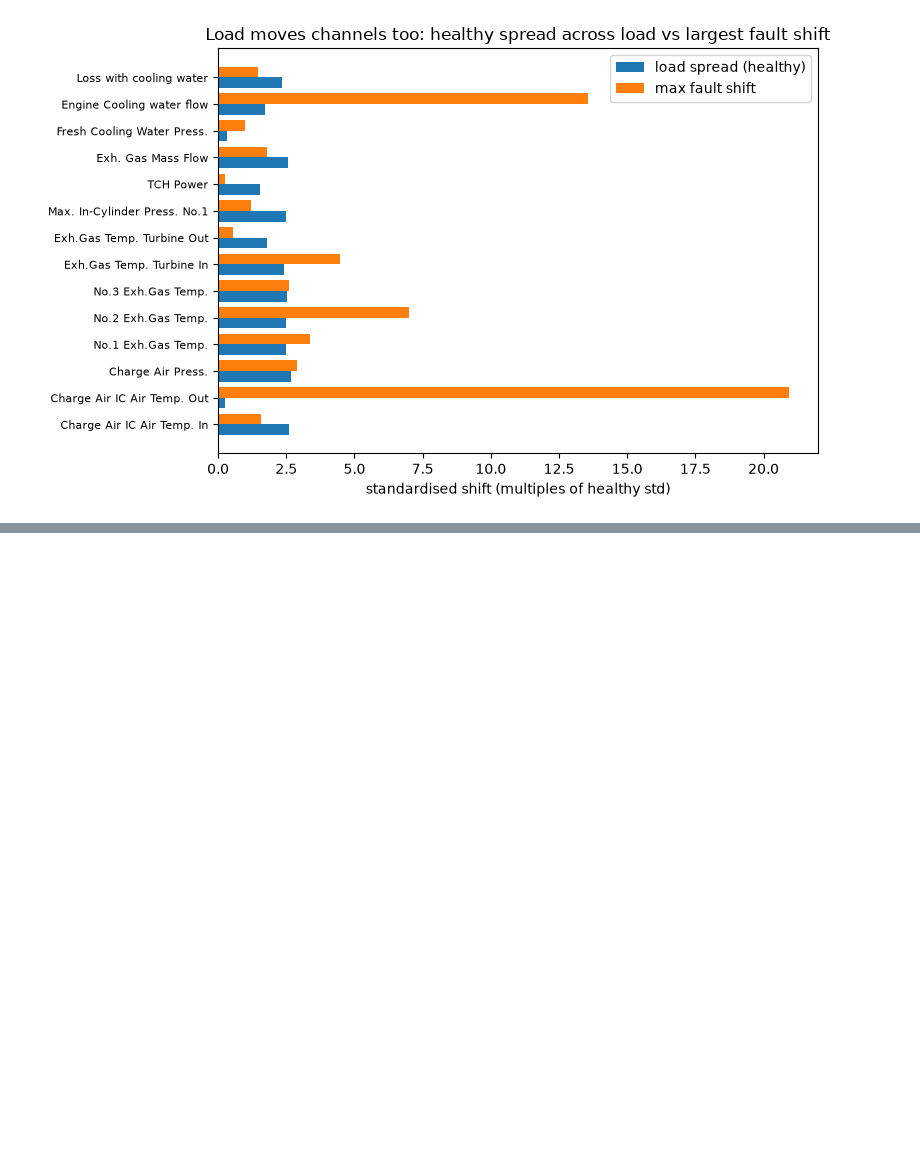
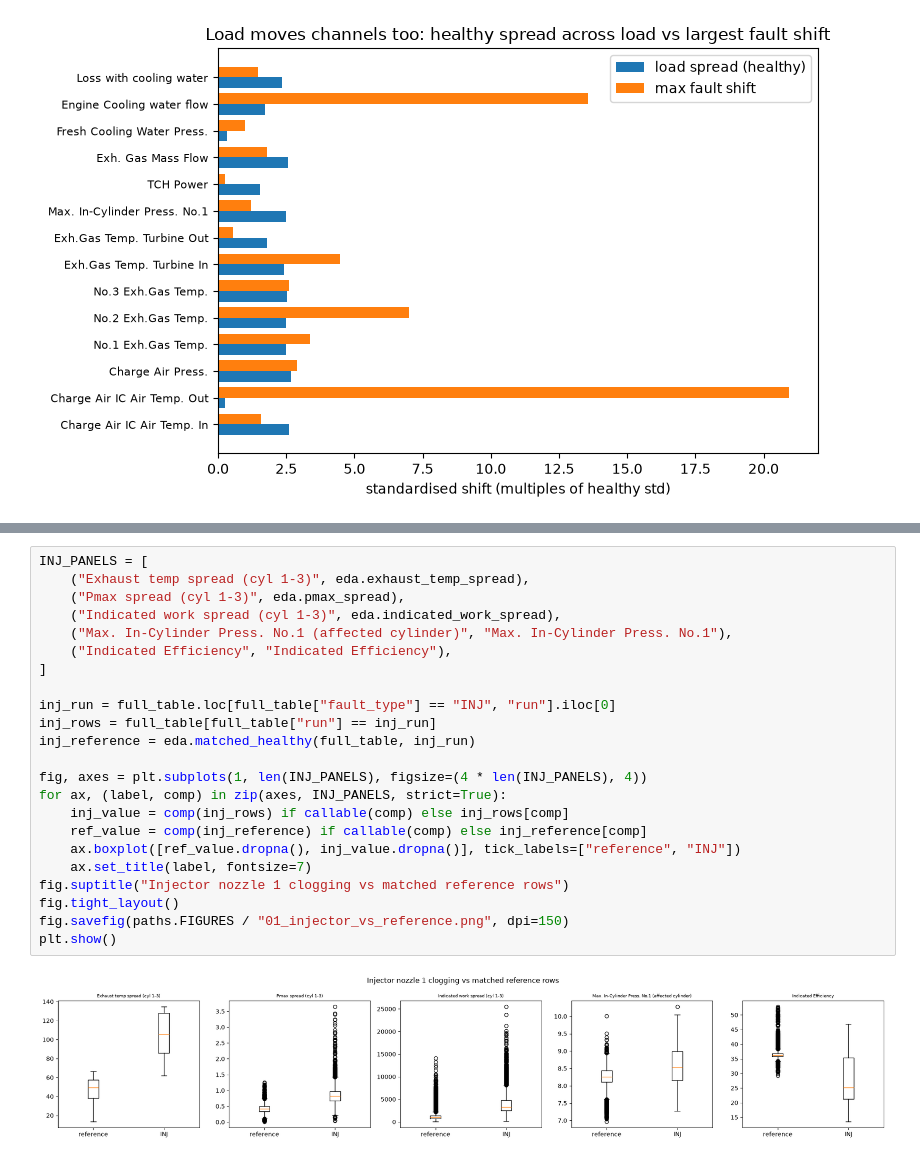
Before and after one commit to MrNahadi/KeyFrame, a Jupyter notebook: notebooks/01_eda.ipynb, the cells around one changed output, grey strips where cells are left out. Drawn from its saved outputs; the diff is of its cells as text; blank space fills up the shorter version.

```diff
--- a/notebooks/01_eda.ipynb
+++ b/notebooks/01_eda.ipynb
@@ -149,0 +281,25 @@ plt.show()
+# %%
+INJ_PANELS = [
+    ("Exhaust temp spread (cyl 1-3)", eda.exhaust_temp_spread),
+    ("Pmax spread (cyl 1-3)", eda.pmax_spread),
+    ("Indicated work spread (cyl 1-3)", eda.indicated_work_spread),
+    ("Max. In-Cylinder Press. No.1 (affected cylinder)", "Max. In-Cylinder Press. No.1"),
+    ("Indicated Efficiency", "Indicated Efficiency"),
+]
+
+inj_run = full_table.loc[full_table["fault_type"] == "INJ", "run"].iloc[0]
+inj_rows = full_table[full_table["run"] == inj_run]
+inj_reference = eda.matched_healthy(full_table, inj_run)
+
+fig, axes = plt.subplots(1, len(INJ_PANELS), figsize=(4 * len(INJ_PANELS), 4))
+for ax, (label, comp) in zip(axes, INJ_PANELS, strict=True):
+    inj_value = comp(inj_rows) if callable(comp) else inj_rows[comp]
+    ref_value = comp(inj_reference) if callable(comp) else inj_reference[comp]
+    ax.boxplot([ref_value.dropna(), inj_value.dropna()], tick_labels=["reference", "INJ"])
+    ax.set_title(label, fontsize=7)
+fig.suptitle("Injector nozzle 1 clogging vs matched reference rows")
+fig.tight_layout()
+fig.savefig(paths.FIGURES / "01_injector_vs_reference.png", dpi=150)
+plt.show()
+# %% [output]
+[figure, added]
```
Also changed, not shown: parts of 5 cells of this notebook, 7 other files.
